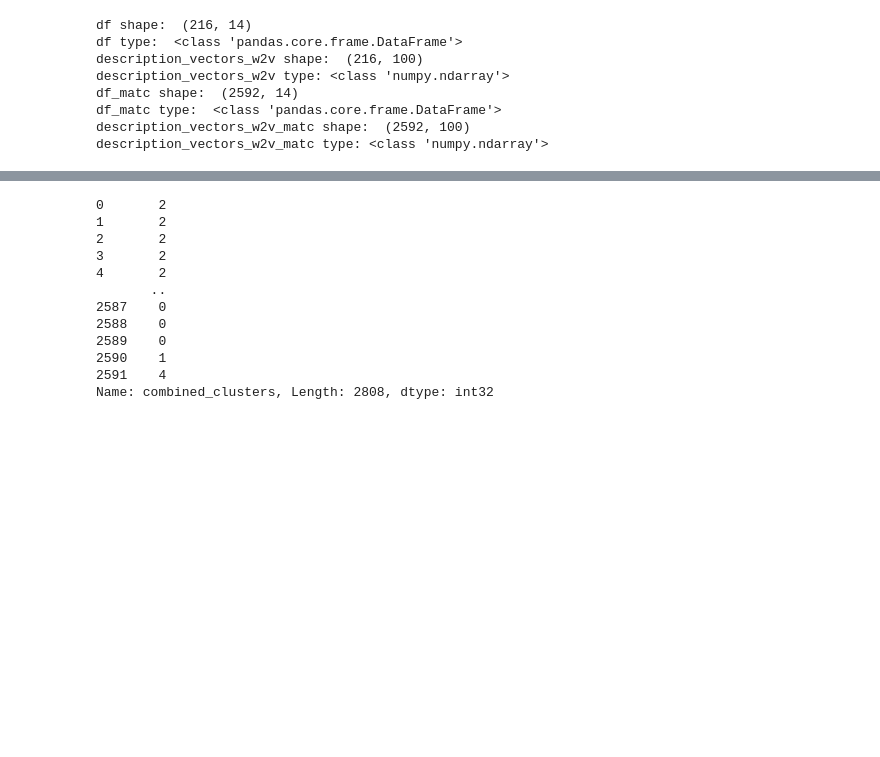
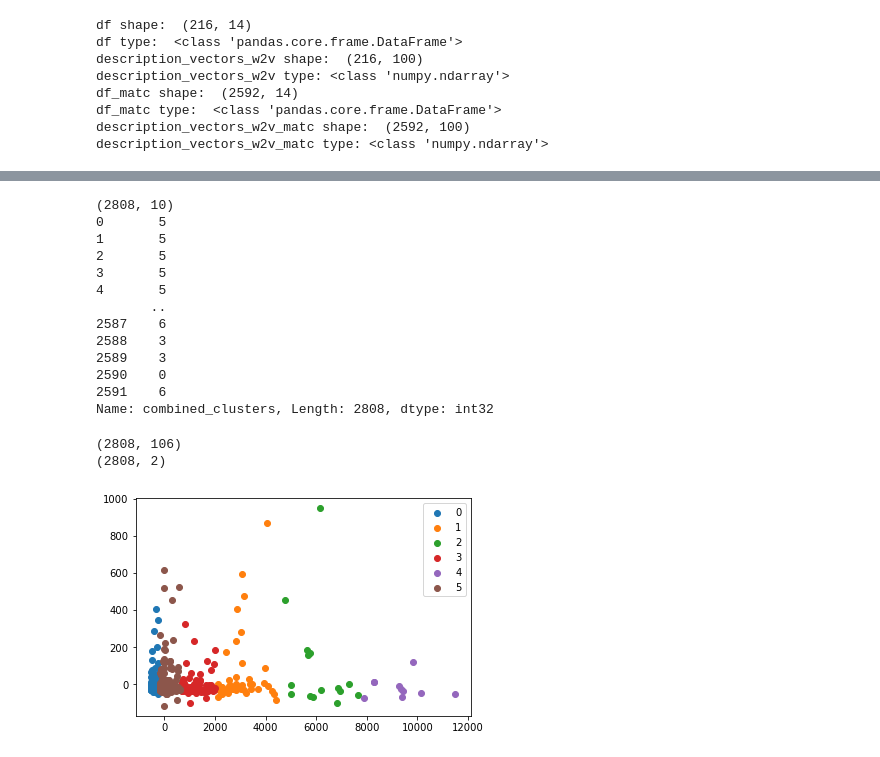
Before and after one commit to Shiva-K-7/ASE-07, a Jupyter notebook: combined_clusters_using_word2vec.ipynb, the cells around one changed output, grey strips where cells are left out. Drawn from its saved outputs; the diff is of its cells as text; code cells hidden in the pictures; blank space fills up the shorter version.

Commit message:
used pca and got new clusters (6). Final implementation and push for iteration 3.

```diff
--- a/combined_clusters_using_word2vec.ipynb
+++ b/combined_clusters_using_word2vec.ipynb
@@ -376,24 +395,25 @@ plt.show()
 k=7
 kmeanModel =  KMeans(n_clusters=k,init='k-means++', n_init=4, random_state=1).fit(features_normal)
 # %%
-result = result.drop(["stargazers_count", "forks_count", "num_model_file", "updated-created"],axis=1)
-result_matc = result_matc.drop(["no_of_comments","no_of_ratings","num_model_file","downloads"],axis=1)
-final_frames = [result, result_matc]
+result1 = result.drop(["stargazers_count", "forks_count", "num_model_file", "updated-created"],axis=1)
+result_matc1 = result_matc.drop(["no_of_comments","no_of_ratings","num_model_file","downloads"],axis=1)
+final_frames = [result1, result_matc1]
 final_result = pd.concat(final_frames)
-
-final_result['combined_clusters'] = kmeanModel.labels_
-print(final_result['combined_clusters'])
+# print(final_result.shape)
+# final_result['combined_clusters'] = kmeanModel.labels_
+# print(final_result['combined_clusters'])
 final_result.to_csv("df_final_result.csv")
 # %% [output]
-0       2
-1       2
-2       2
-3       2
-4       2
+(2808, 10)
+0       5
+1       5
+2       5
+3       5
+4       5
        ..
-2587    0
-2588    0
-2589    0
-2590    1
-2591    4
+2587    6
+2588    3
+2589    3
+2590    0
+2591    6
 Name: combined_clusters, Length: 2808, dtype: int32
@@ -410,0 +420,27 @@ Name: combined_clusters, Length: 2808, dtype: int32
+# %%
+
+pca = PCA(2).fit_transform(df_concatenate_word2vec_git_matc)
+# print(df_concatenate_word2vec_git_matc.shape)
+# print(pca.shape)
+for i in pca:
+    if i[0] > 12000:
+        i[0] = 0
+    if i[1] > 1000 or i[1]< -500:
+        i[1] = 0
+
+kmeans = KMeans(n_clusters= 6)
+#predict the labels of clusters.
+label = kmeans.fit_predict(pca)
+#Getting unique labels
+u_labels = np.unique(label)
+
+# plotting the results:
+
+for i in u_labels:
+    plt.scatter(pca[label == i , 0] , pca[label == i , 1] , label = i)
+plt.legend()
+plt.show()
+# %% [output]
+(2808, 106)
+(2808, 2)
+[figure, added]
```
Also changed, not shown: parts of 7 cells of this notebook, 1 other file.
